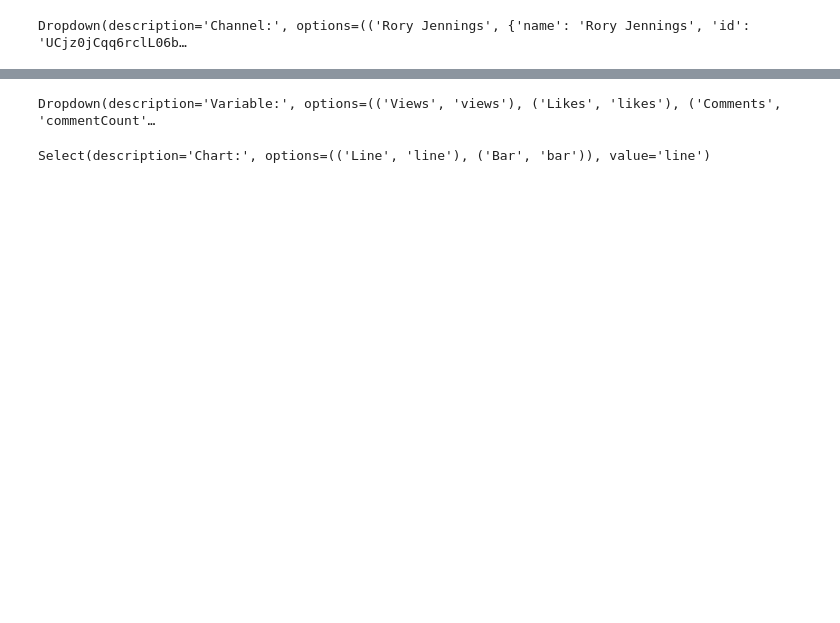
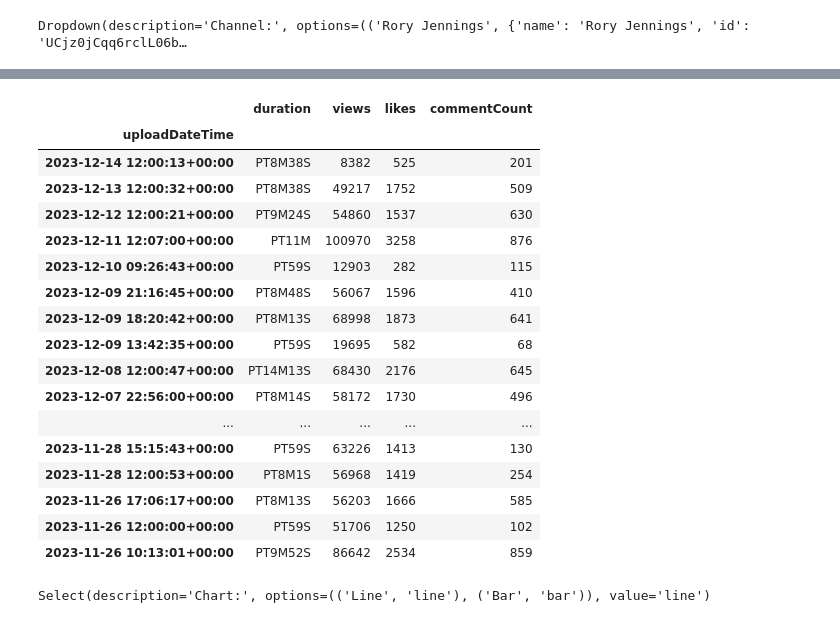
Before and after one commit to DiWen44/YT_API, a Jupyter notebook: visual.ipynb, the cells around one changed output, grey strips where cells are left out. Cells and saved outputs as stored; diff of their text form; code cells hidden in the pictures; blank space fills up the shorter version.

```diff
--- a/visual.ipynb
+++ b/visual.ipynb
@@ -50,14 +51,3 @@ videos
 | 22 | Tottenham Are OUT Of The Title Race! | i1sRL-UpoIg | 2023-11-26 17:06:17+00:00 | PT8M13S | 56203 | 1666 | 585 |
 | 23 | Who Is More Likely To Win The PL? 🏆 | a8QdfOzSuoA | 2023-11-26 12:00:00+00:00 | PT59S | 51706 | 1250 | 102 |
 | 24 | Arsenal Look Like CHAMPIONS! 🏆 | rZWA_W7N070 | 2023-11-26 10:13:01+00:00 | PT9M52S | 86642 | 2534 | 859 |
-# %%
-# Selector for variable to plot against
-varDropdown = widgets.Dropdown(
-    options=[('Views', 'views'), ('Likes', 'likes'), ('Comments', 'commentCount'), ('Duration', 'duration')],
-    value='views',
-    description='Variable:',
-    disabled=False,
-)
-display(varDropdown)
-# %% [output]
-Dropdown(description='Variable:', options=(('Views', 'views'), ('Likes', 'likes'), ('Comments', 'commentCount'…
@@ -74,3 +54,27 @@ data = data.reindex(index=data.index[::-1]) # Flips series so items are in ascen
+# %%
+# Extract columns to be plotted: duration, views, likes, commentCount with uploadDateTime as an index
+vars = videos.loc[:,'uploadDateTime':'commentCount']
+vars.set_index('uploadDateTime', inplace=True)
+vars
+# %% [output]
+|  | duration | views | likes | commentCount |
+| uploadDateTime |  |  |  |  |
+| 2023-12-14 12:00:13+00:00 | PT8M38S | 8382 | 525 | 201 |
+| 2023-12-13 12:00:32+00:00 | PT8M38S | 49217 | 1752 | 509 |
+| 2023-12-12 12:00:21+00:00 | PT9M24S | 54860 | 1537 | 630 |
+| 2023-12-11 12:07:00+00:00 | PT11M | 100970 | 3258 | 876 |
+| 2023-12-10 09:26:43+00:00 | PT59S | 12903 | 282 | 115 |
+| 2023-12-09 21:16:45+00:00 | PT8M48S | 56067 | 1596 | 410 |
+| 2023-12-09 18:20:42+00:00 | PT8M13S | 68998 | 1873 | 641 |
+| 2023-12-09 13:42:35+00:00 | PT59S | 19695 | 582 | 68 |
+| 2023-12-08 12:00:47+00:00 | PT14M13S | 68430 | 2176 | 645 |
+| 2023-12-07 22:56:00+00:00 | PT8M14S | 58172 | 1730 | 496 |
+| ... | ... | ... | ... | ... |
+| 2023-11-28 15:15:43+00:00 | PT59S | 63226 | 1413 | 130 |
+| 2023-11-28 12:00:53+00:00 | PT8M1S | 56968 | 1419 | 254 |
+| 2023-11-26 17:06:17+00:00 | PT8M13S | 56203 | 1666 | 585 |
+| 2023-11-26 12:00:00+00:00 | PT59S | 51706 | 1250 | 102 |
+| 2023-11-26 10:13:01+00:00 | PT9M52S | 86642 | 2534 | 859 |
 # %%
 # Selector for chart type to use
 chartSelect = widgets.Select(
```
Also changed, not shown: parts of 3 cells of this notebook, 1 other file.
